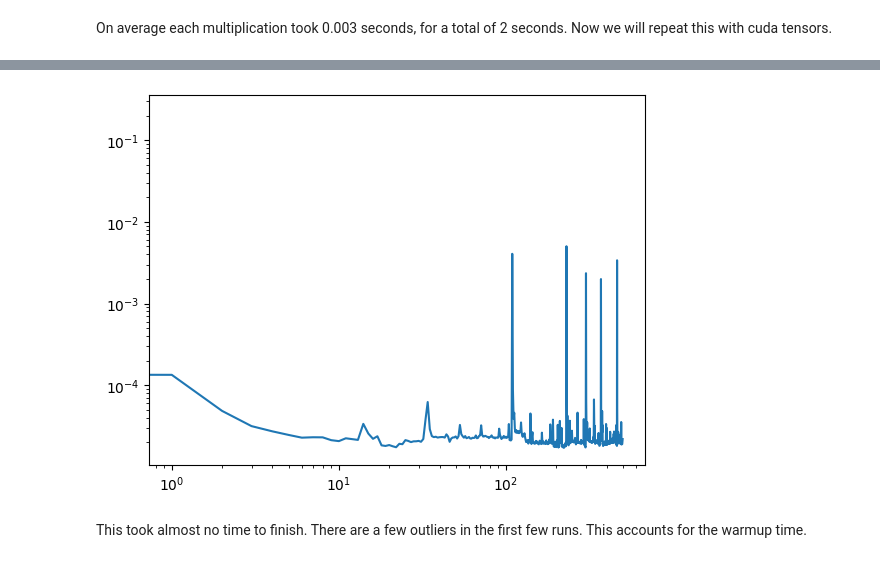
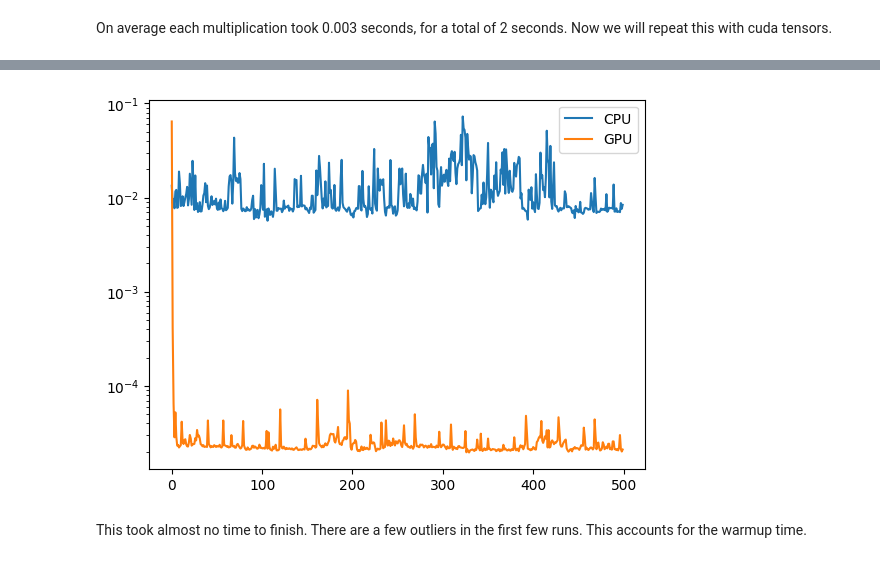
Before and after one commit to volgasezen/di504, a Jupyter notebook: Lab1/Intro_to_PyTorch.ipynb, the cells around one changed output, grey strips where cells are left out. Drawn from its saved outputs; the diff is of its cells as text; code cells hidden in the pictures.

```diff
--- a/Lab1/Intro_to_PyTorch.ipynb
+++ b/Lab1/Intro_to_PyTorch.ipynb
@@ -286,9 +305,11 @@ plt.hist(time_func_gpu.timings, bins=30);
 # %%
-plt.plot(time_func_gpu.timings)
-plt.xscale('log')
+plt.plot(time_func.timings, label='CPU')
+plt.plot(time_func_gpu.timings, label='GPU')
+#plt.xscale('log')
 plt.yscale('log')
+plt.legend();
 # %% [output]
-[figure, old version]
+[figure, new version]
 # %% [markdown]
 This took almost no time to finish. There are a few outliers in the first few runs. This accounts for the warmup time.
 # %% [markdown]
```
Also changed, not shown: parts of 41 cells of this notebook.
